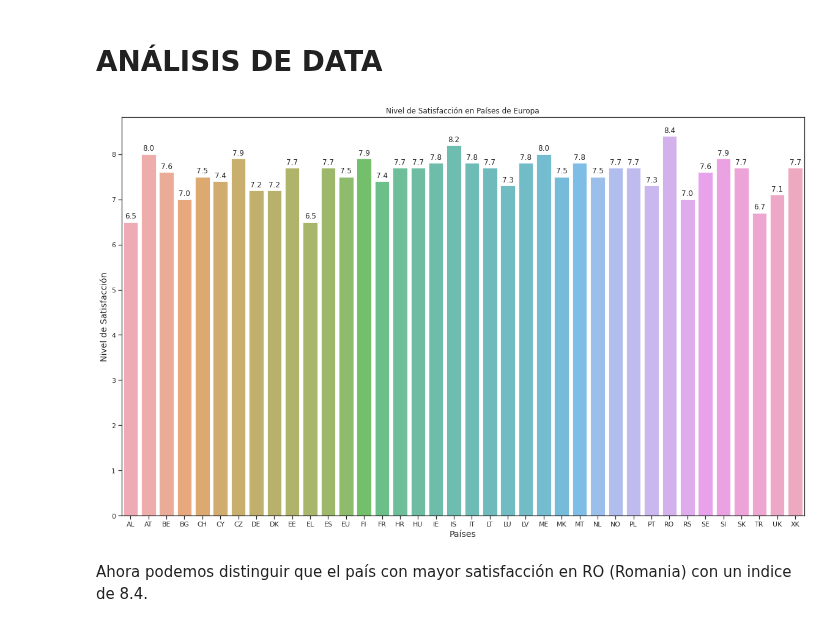
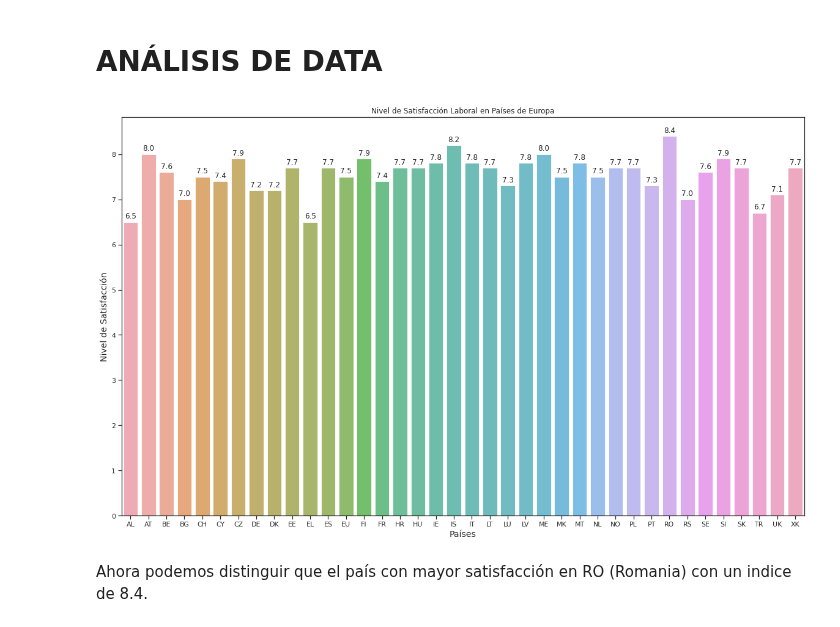
Before and after one commit to JALVARADORUIZ/Magister_BigData_UB, a Jupyter notebook: M3_AI1_AlvaradoRuizJoseArmando.ipynb, the cells around one changed output. Saved outputs shown, nothing was run; the diff lists cells and outputs as text; code cells hidden in the pictures.

```diff
--- a/M3_AI1_AlvaradoRuizJoseArmando.ipynb
+++ b/M3_AI1_AlvaradoRuizJoseArmando.ipynb
@@ -193,20 +193,20 @@ See the caveats in the documentation: https://pandas.pydata.org/pandas-docs/stab
 # %%
 plt.figure(figsize=[20, 12])
 sns.set(style="ticks")
 bplot = sns.barplot(x = 'geo\\time' , y = 2018, data= df_filter, alpha=0.8)
 
 
 for p in bplot.patches:
     bplot.annotate(format(p.get_height(), '.1f'),
                    (p.get_x() + p.get_width() / 2., p.get_height()),
                    ha = 'center', va = 'center',
                    xytext = (0, 9),
                    textcoords = 'offset points')
-plt.title('Nivel de Satisfacción en Países de Europa');
+plt.title('Nivel de Satisfacción Laboral en Países de Europa');
 plt.ylabel('Nivel de Satisfacción', fontsize=14);
 plt.xlabel('Países', fontsize=14);
 # %% [output]
-[figure, old version]
+[figure, new version]
 # %% [markdown]
 Ahora podemos distinguir que el país con mayor satisfacción en RO (Romania) con un indice de 8.4.
 # %%
```
Also changed, not shown: parts of 4 cells of this notebook.
